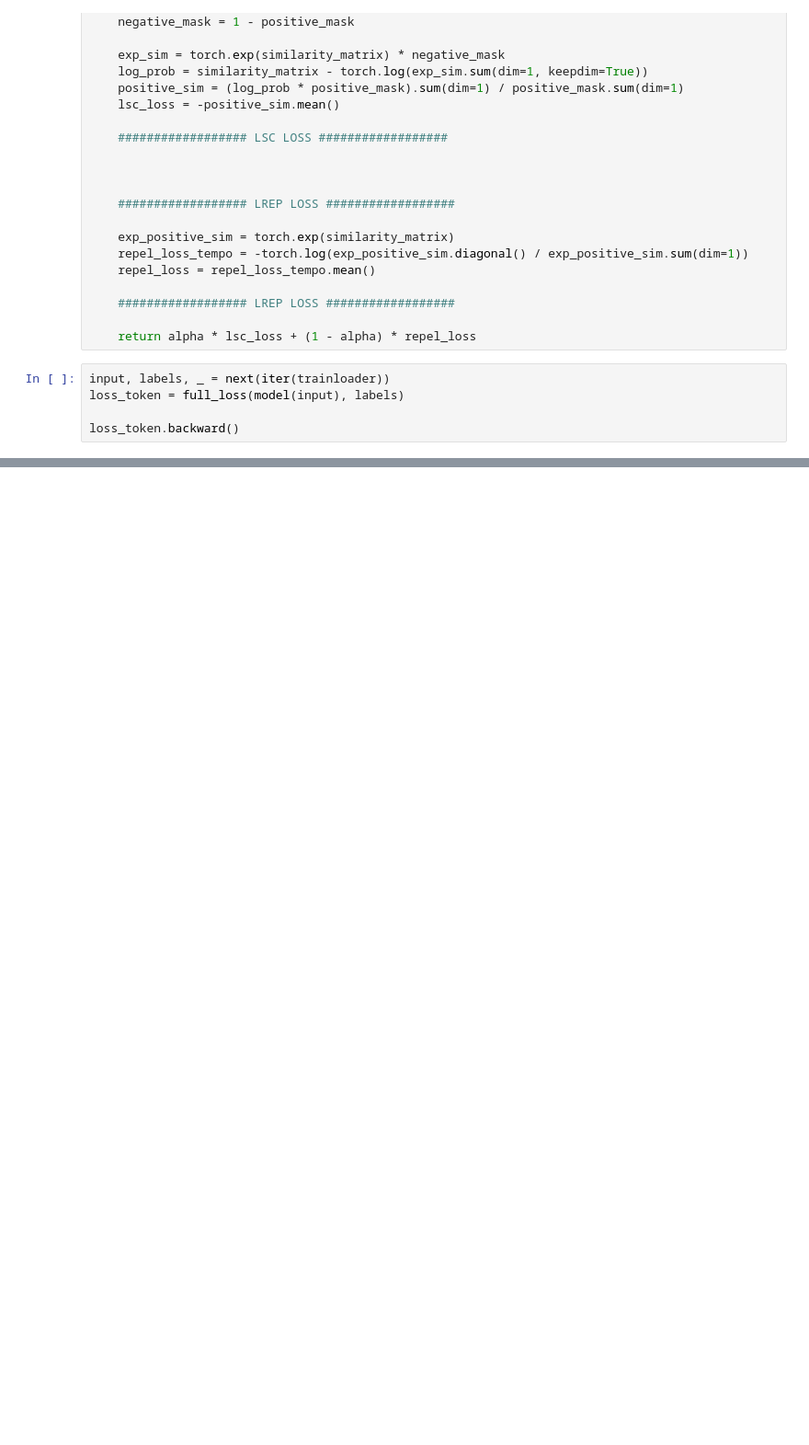
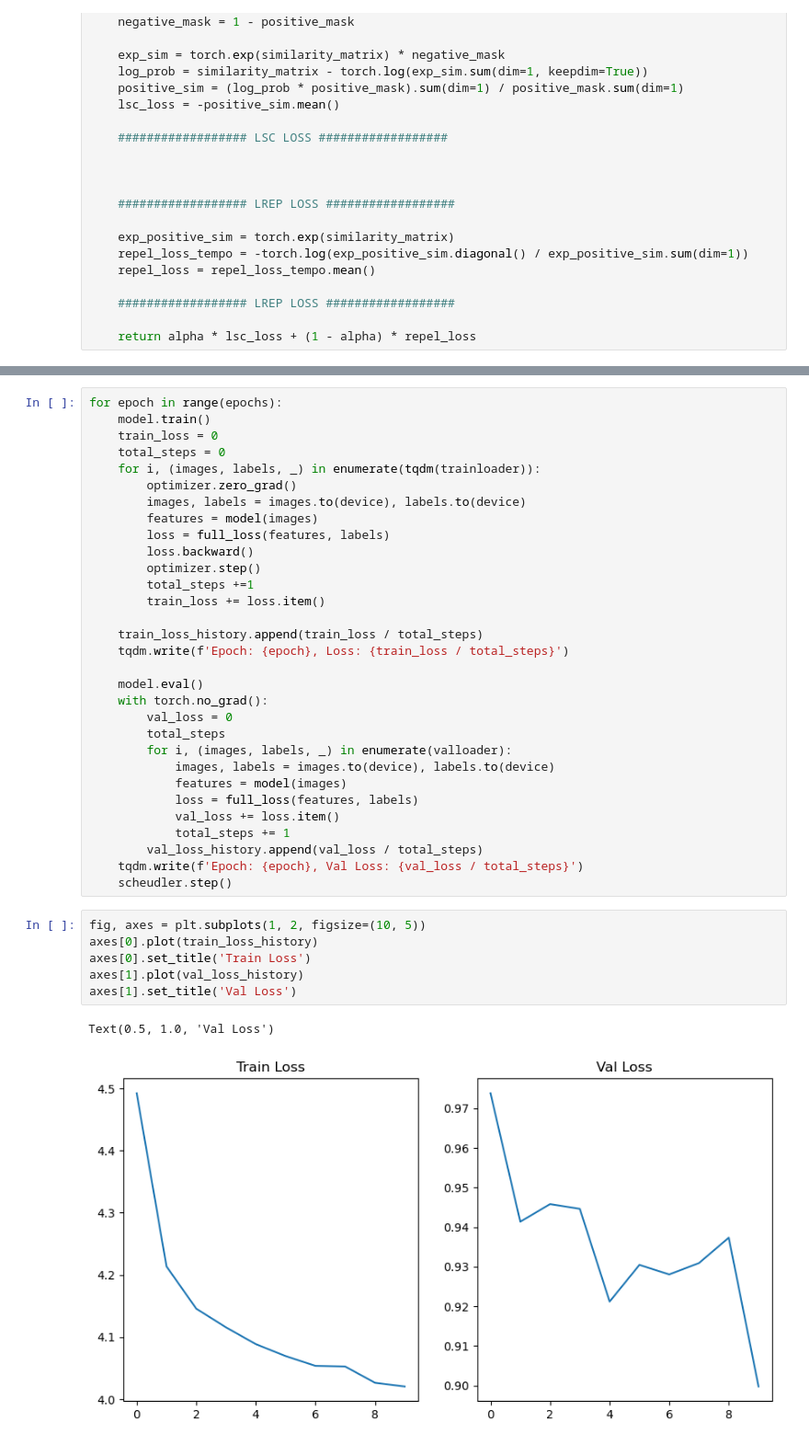
Before and after one commit to El-One1/GDA-Project, a Jupyter notebook: reproduce.ipynb, the cells around one changed output, grey strips where cells are left out. Shown at 92% size. Cells and saved outputs as stored; diff of their text form; blank space fills up the shorter version.

```diff
--- a/reproduce.ipynb
+++ b/reproduce.ipynb
@@ -99,8 +101,3 @@ def full_loss(features, labels, alpha=0.5, temperature = 0.5):
     ################## LREP LOSS ##################
 
     return alpha * lsc_loss + (1 - alpha) * repel_loss
-# %%
-input, labels, _ = next(iter(trainloader))
-loss_token = full_loss(model(input), labels)
-
-loss_token.backward()
@@ -106,0 +118,40 @@ loss_token.backward()
+# %%
+for epoch in range(epochs):
+    model.train()
+    train_loss = 0
+    total_steps = 0
+    for i, (images, labels, _) in enumerate(tqdm(trainloader)):
+        optimizer.zero_grad()
+        images, labels = images.to(device), labels.to(device)
+        features = model(images)
+        loss = full_loss(features, labels)
+        loss.backward()
+        optimizer.step()
+        total_steps +=1
+        train_loss += loss.item()
+
+    train_loss_history.append(train_loss / total_steps)
+    tqdm.write(f'Epoch: {epoch}, Loss: {train_loss / total_steps}')
+
+    model.eval()
+    with torch.no_grad():
+        val_loss = 0
+        total_steps
+        for i, (images, labels, _) in enumerate(valloader):
+            images, labels = images.to(device), labels.to(device)
+            features = model(images)
+            loss = full_loss(features, labels)
+            val_loss += loss.item()
+            total_steps += 1
+        val_loss_history.append(val_loss / total_steps)
+    tqdm.write(f'Epoch: {epoch}, Val Loss: {val_loss / total_steps}')
+    scheudler.step()
+# %%
+fig, axes = plt.subplots(1, 2, figsize=(10, 5))
+axes[0].plot(train_loss_history)
+axes[0].set_title('Train Loss')
+axes[1].plot(val_loss_history)
+axes[1].set_title('Val Loss')
+# %% [output]
+Text(0.5, 1.0, 'Val Loss')
+[figure, added]
```
Also changed, not shown: parts of 10 cells of this notebook.
